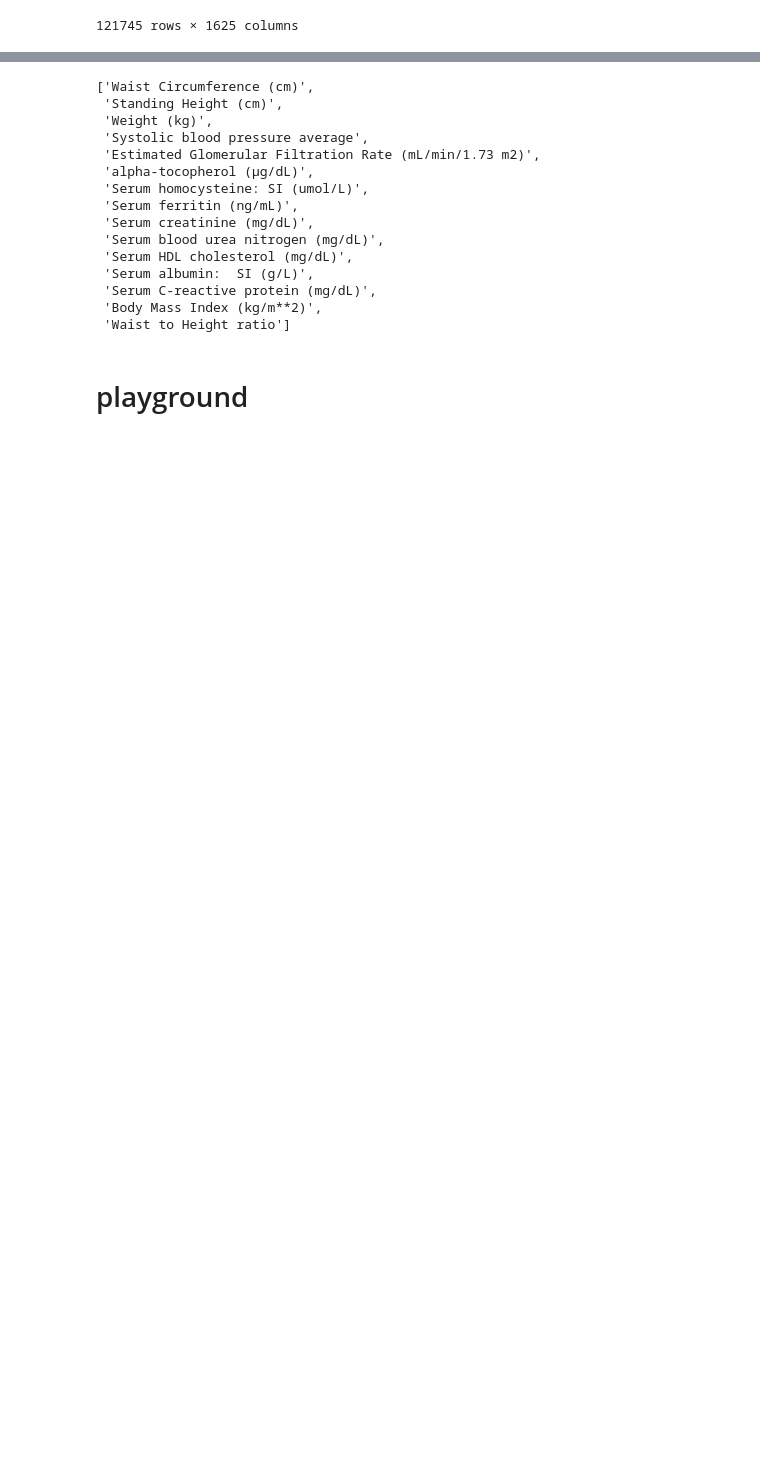
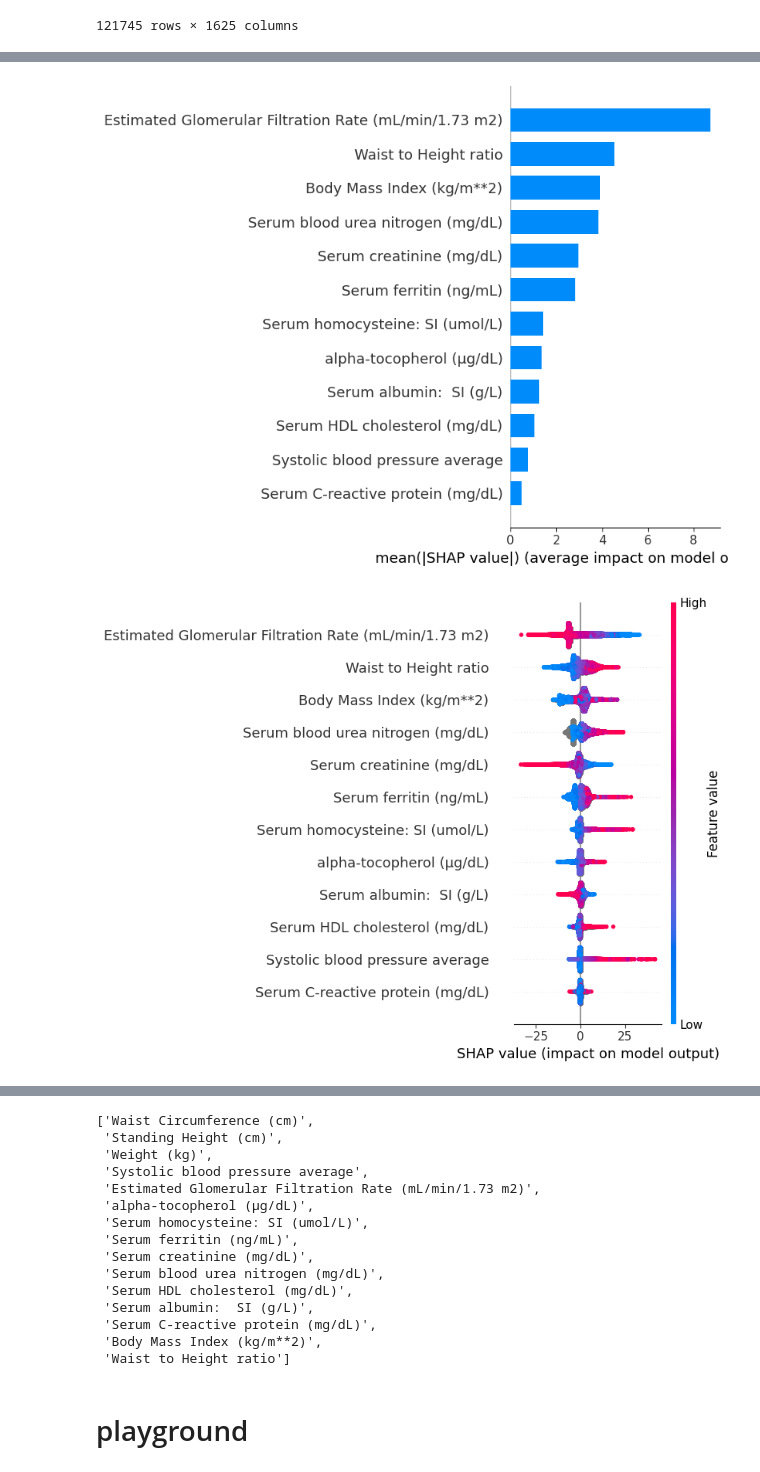
Before and after one commit to NikolayTV/biological-age-estimation, a Jupyter notebook: 0.eda+data_prep.ipynb, the cells around one changed output, grey strips where cells are left out. Cells and saved outputs as stored; diff of their text form; code cells hidden in the pictures; blank space fills up the shorter version.

```diff
--- a/0.eda+data_prep.ipynb
+++ b/0.eda+data_prep.ipynb
@@ -255,0 +733,27 @@ MetricVisualizer(layout=Layout(align_self='stretch', height='500px'))
+# %%
+import shap  # Ensure you have SHAP installed
+
+# Train your model (CatBoostRegressor) as you have described in your question
+
+# Create a SHAP explainer object using your trained model
+# Note: For CatBoost, use the model directly without wrapping it in a Pool object
+explainer = shap.Explainer(rg)
+
+# Calculate SHAP values for all the data
+# Depending on your dataset size, this operation can be resource-intensive
+shap_values = explainer(X)
+
+# Summary plot for all data
+shap.summary_plot(shap_values, X, plot_type="bar")
+
+# This will display a bar chart showing the average impact of each feature on model output magnitude.
+# The features are ranked by their importance.
+
+# Additionally, to see how each feature value affects the predictions, you can use:
+shap.summary_plot(shap_values, X)
+
+# This plot shows the SHAP values on a color scale, indicating how high or low feature values
+# influence the prediction outcome across all the data points.
+# %% [output]
+[figure, added]
+[figure, added]
```
Also changed, not shown: parts of 24 cells of this notebook, 3 other files.
